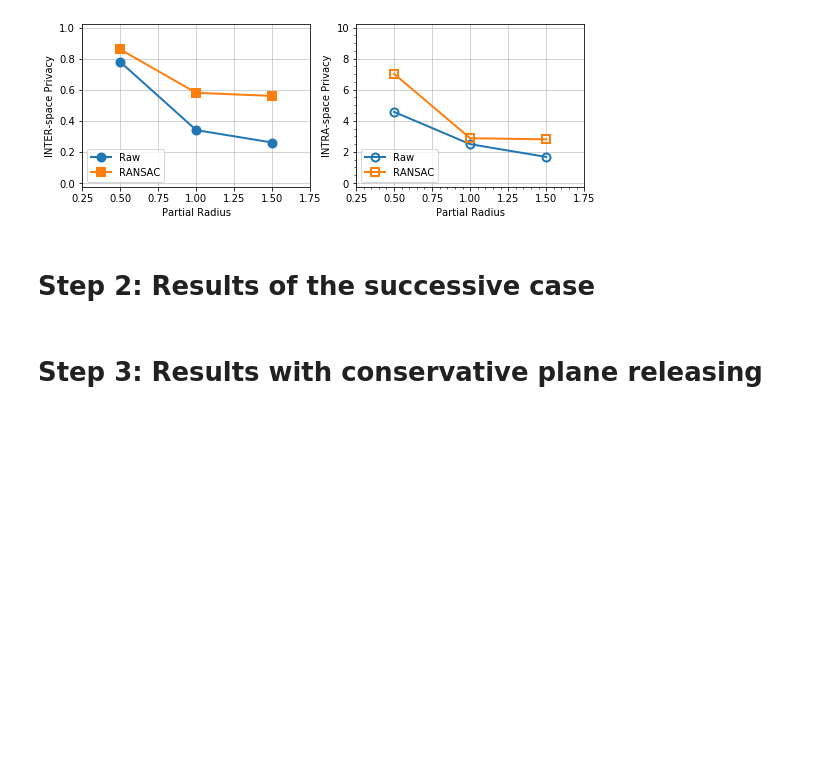
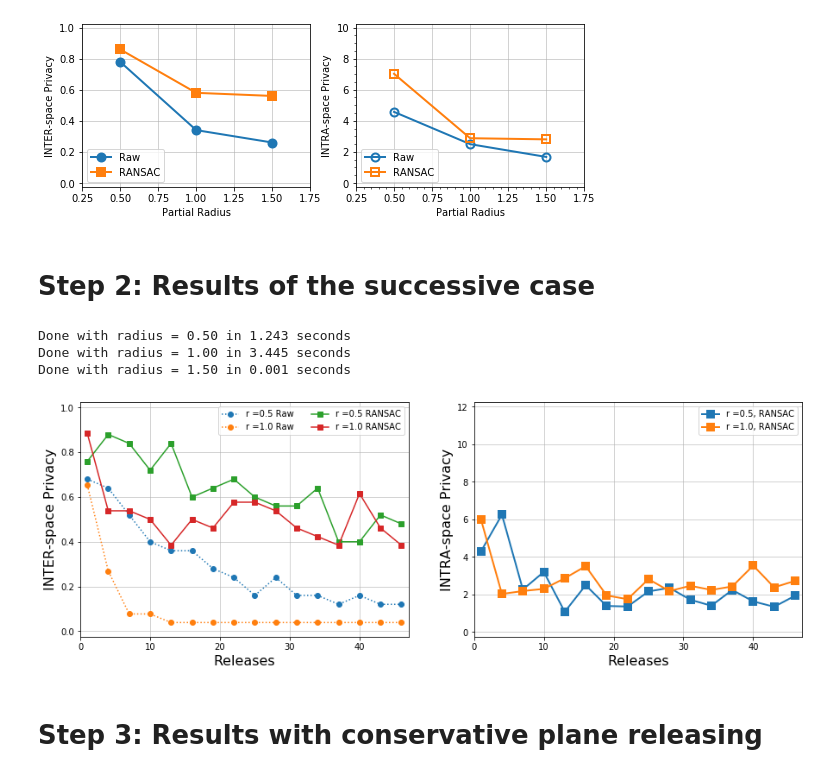
Before and after one commit to spatial-privacy/spatial-privacy, a Jupyter notebook: 3D-spatial-privacy-results.ipynb, the cells around one changed output. Drawn from its saved outputs; the diff is of its cells as text; code cells hidden in the pictures; blank space fills up the shorter version.

Commit message:
Finished sample successive results.

```diff
--- a/3D-spatial-privacy-results.ipynb
+++ b/3D-spatial-privacy-results.ipynb
@@ -51,9 +51,10 @@ RansacGeneralizedNN_intra_errors = []
 for radius in radius_range:
 
     try:
-        with open('testing_results/partials/radius_{}_RAW_errors.pickle'.format(radius), 'rb') as f:
-            partial_errors = pickle.load(f)
+        with open('testing_results/partials/radius_{}_RAW_scores.pickle'.format(radius), 'rb') as f:
+            partial_scores = pickle.load(f)
 
+        partial_errors = NN_matcher(partial_scores)
         RawNN.append([
             radius,
             np.mean(partial_errors[:,1]),
@@ -74,9 +75,10 @@ for radius in radius_range:
         pass
 
     try:
-        with open('testing_results/partials/radius_{}_RANSAC_errors.pickle'.format(radius), 'rb') as f:
-            partial_errors = pickle.load(f)
+        with open('testing_results/partials/radius_{}_RANSAC_scores.pickle'.format(radius), 'rb') as f:
+            partial_scores = pickle.load(f)
 
+        partial_errors = NN_matcher(partial_scores)
         RansacGeneralizedNN.append([
             radius,
             np.nanmean(partial_errors[:,1]),
@@ -218,7 +220,7 @@ for radius in radius_range:
             np.asarray(succ_RawNN_per_iteration_errors)
         ])
 
-        print("Raw",np.asarray(succ_RawNN_per_iteration_errors).shape)
+        #print("Raw",np.asarray(succ_RawNN_per_iteration_errors).shape)
 
     except:# Exception as ex:
         #print(radius,": successive RawNN\n  ", ex)
@@ -257,7 +259,7 @@ for radius in radius_range:
 
 for radius, per_iteration_errors in succ_RawNN_errors:
 
-    print(radius,"Raw",per_iteration_errors.shape)
+    #print(radius,"Raw",per_iteration_errors.shape)
 
     succ_RawNN_partial_errors_per_rel = []
 
@@ -300,6 +302,10 @@ for radius, per_iteration_errors in succ_RansacGeneralizedNN_errors:
         radius,
         np.asarray(succ_RansacGeneralizedNN_errors_per_rel)
     ])
+# %% [output]
+Done with radius = 0.50 in 1.243 seconds
+Done with radius = 1.00 in 3.445 seconds
+Done with radius = 1.50 in 0.001 seconds
 # %%
 fig=plt.figure(figsize=(15, 5))
 
@@ -310,8 +316,8 @@ ax1.set_ylim(-0.025,1.025)
 ax1.set_xlim(0,releases-skip)
 markersize = 8
 
-ax1.set_ylabel("INTER-space Privacy")
-ax1.set_xlabel("Releases")
+ax1.set_ylabel("INTER-space Privacy", fontsize = 16)
+ax1.set_xlabel("Releases", fontsize = 16)
 
 for radius, RawNN_per_iteration_errors in succ_RawNN_errors:
     #print(RawNN_per_iteration_errors.shape)
@@ -327,39 +333,39 @@ for radius, RansacNN_per_iteration_errors in succ_RansacGeneralizedNN_errors:
     ax1.plot(
         np.arange(1,releases-skip,skip),
         np.mean(RansacNN_per_iteration_errors[:,:,1], axis = 0),
         '-s',
         label = "r ="+ str(radius) + " RANSAC"
     )
 
 ax1.legend(loc = "best", ncol = 2)
 
 ax2 = fig.add_subplot(122)
 
 ax2.grid(alpha = 0.7)
 ax2.set_ylim(-0.25,12.25)
 ax2.set_xlim(0,releases-skip)
 
-ax2.set_ylabel("INTRA-space Privacy")
-ax2.set_xlabel("Partial Radius")
-#ax2.set_yticklabels(fontsize = 16)
-#ax2.set_xticklabels(fontsize = 16)
-
-#plt.minorticks_on()
+ax2.set_ylabel("INTRA-space Privacy", fontsize = 16)
+ax2.set_xlabel("Releases", fontsize = 16)
 
 for radius, errors_per_rel in succ_RansacGeneralizedNN_partial_errors:
     ax2.plot(
         np.arange(1,releases-skip,skip),
         errors_per_rel[:,1],
         #errors_per_rel[:,2],
         '-s',
         linewidth = 2, #capsize = 4.0,
         #marker = markers[0],
         #fillstyle = 'none',
         mew = 2, markersize = markersize,
         label = "r ="+ str(radius)+", RANSAC"
     )
 
 ax2.legend(loc = "best");
+
+plt.savefig('testing_results/plots/successive-partial-spaces.png', format='png', dpi=300,bbox_inches = 'tight')
+# %% [output]
+[figure, added]
 # %% [markdown]
 # Step 3: Results with conservative plane releasing
 # %%
```
Also changed, not shown: 14 other files.
